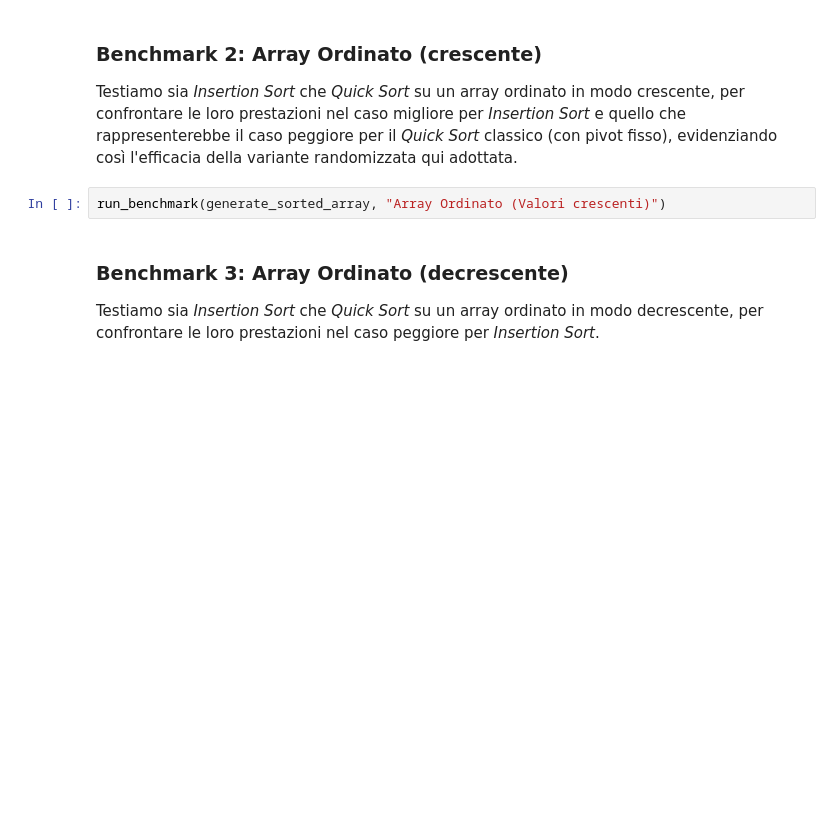
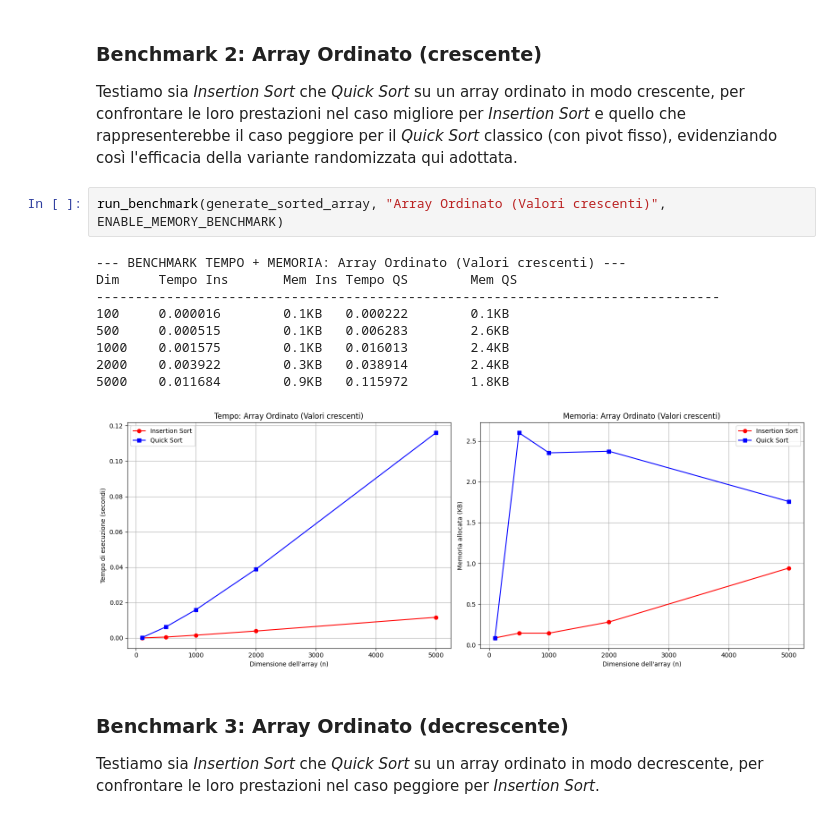
Before and after one commit to petrucciandrea/Laboratorio2_Algoritmi_2026, a Jupyter notebook: Esercizio2_Petrucci.ipynb, the cells around one changed output. Cells and saved outputs as stored; diff of their text form; blank space fills up the shorter version.

```diff
--- a/Esercizio2_Petrucci.ipynb
+++ b/Esercizio2_Petrucci.ipynb
@@ -157,7 +229,17 @@ run_benchmark(generate_random_array, "Array Casuale (Valori sparsi)")
 ### Benchmark 2: Array Ordinato (crescente)
 Testiamo sia _Insertion Sort_ che _Quick Sort_ su un array ordinato in modo crescente, per confrontare le loro prestazioni nel caso migliore per _Insertion Sort_ e quello che rappresenterebbe il caso peggiore per il _Quick Sort_ classico (con pivot fisso), evidenziando così l'efficacia della variante randomizzata qui adottata.
 # %%
-run_benchmark(generate_sorted_array, "Array Ordinato (Valori crescenti)")
+run_benchmark(generate_sorted_array, "Array Ordinato (Valori crescenti)", ENABLE_MEMORY_BENCHMARK)
+# %% [output]
+--- BENCHMARK TEMPO + MEMORIA: Array Ordinato (Valori crescenti) ---
+Dim     Tempo Ins       Mem Ins Tempo QS        Mem QS
+--------------------------------------------------------------------------------
+100     0.000016        0.1KB   0.000222        0.1KB
+500     0.000515        0.1KB   0.006283        2.6KB
+1000    0.001575        0.1KB   0.016013        2.4KB
+2000    0.003922        0.3KB   0.038914        2.4KB
+5000    0.011684        0.9KB   0.115972        1.8KB
+[figure, added]
 # %% [markdown]
 ### Benchmark 3: Array Ordinato (decrescente)
 Testiamo sia _Insertion Sort_ che _Quick Sort_ su un array ordinato in modo decrescente, per confrontare le loro prestazioni nel caso peggiore per _Insertion Sort_.
```
Also changed, not shown: parts of 9 cells of this notebook.
